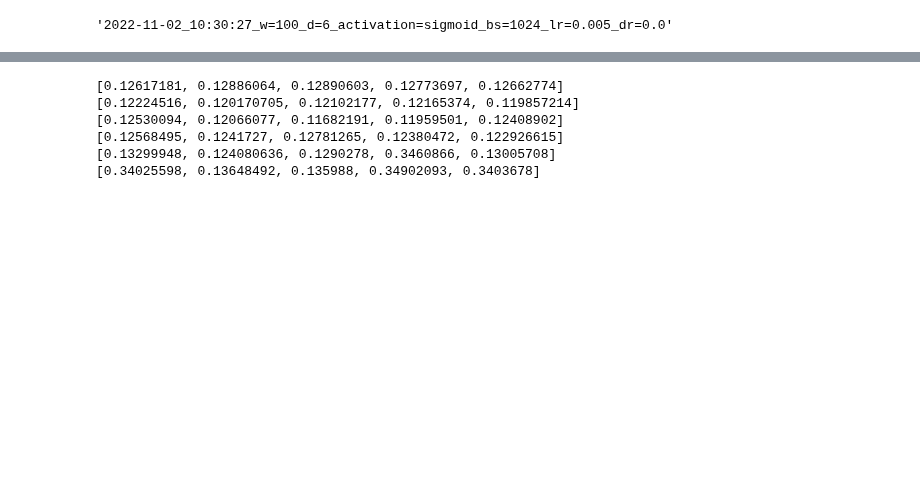
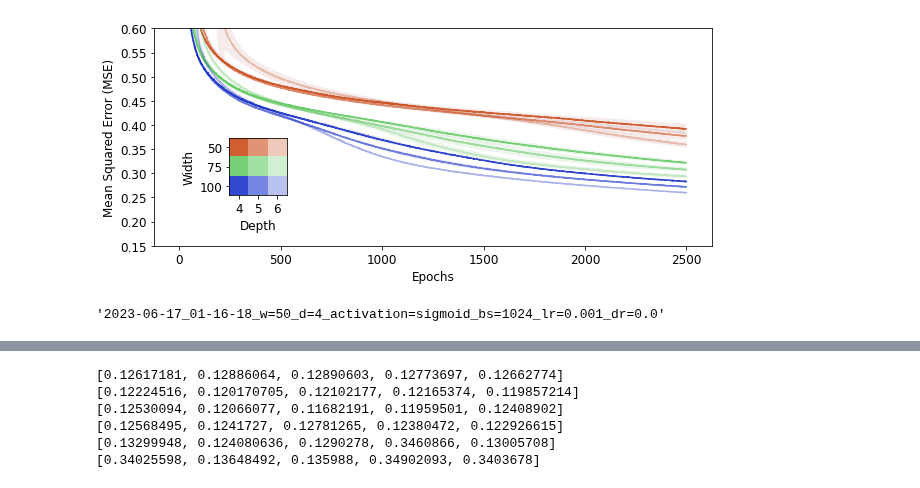
Before and after one commit to joshvillarreal/rfq-nn, a Jupyter notebook: notebooks/read_scan_results.ipynb, the cells around one changed output, grey strips where cells are left out. Drawn from its saved outputs; the diff is of its cells as text; code cells hidden in the pictures; blank space fills up the shorter version.

```diff
--- a/notebooks/read_scan_results.ipynb
+++ b/notebooks/read_scan_results.ipynb
@@ -3,9 +3,19 @@ import json
 import numpy as np
 import matplotlib.pyplot as plt
 import pandas as pd
-# %%
-with open('../results/2023-02-02_17-33-28_results.json') as f:
-    data = json.load(f)
+# %%
+# without transmission cut
+data = []
+with open('../results/2023-06-17_05-13-31_results.json') as f:
+    data.extend(json.load(f))
+with open('../results/2023-06-17_05-52-33_results.json') as f:
+    data.extend(json.load(f))
+with open('../results/2023-06-17_10-22-31_results.json') as f:
+    data.extend(json.load(f))
+
+# with transmission cut
+# with open('../results/2023-06-16_22-09-00_results.json') as f:
+#    data = json.load(f)
 # %%
 for d in data:
     results = d['results']
@@ -139 +140,61 @@ plt.show()
+# %%
+# plotting training histories
+def get_training_losses(results):
+    output = {}
+    for result in results:
+        depth = result['configs']['depth']; width = result['configs']['width']
+        losses = result['results']['total']['training_losses']
+        output[f'{depth}_{width}'] = losses
+    return output
+
+def get_color(depth, width, depths=[4, 5, 6], widths=[50, 75, 100], alpha_adjust=.3, err=False):
+    orange = (0.8, 0.3, 0.1)
+    green = (0.4, 0.8, 0.4)
+    blue = (0.1, 0.2, 0.8)
+
+    colors = [orange, green, blue]
+
+    if depth not in depths or width not in widths:
+        raise(NotImplementedError)
+    else:
+        didx = depths.index(depth); widx = widths.index(width)
+        color = colors[widx]
+        alpha = (0.9 - alpha_adjust*didx)*(0.1 if err else 1.)
+    return (*color, alpha)
+
+depths = [4, 5, 6]; widths = [50, 75, 100];
+
+fig, ax = plt.subplots(1, 1, figsize=(10,4))
+
+all_training_losses = get_training_losses(data)
+epochs = np.arange(1, 2501)
+
+for depth in depths:
+    for width in widths:
+        training_losses = all_training_losses[f'{depth}_{width}']
+        ax.plot(np.mean(training_losses, axis=0), color=get_color(depth, width))
+        ax.errorbar(
+            epochs, np.mean(training_losses, axis=0),
+            yerr=np.std(training_losses, axis=0), color=get_color(depth, width, err=True), alpha=0.01)
+
+ax.set_ylim([0.15, 0.6])
+ax.set_xlabel('Epochs')
+ax.set_ylabel('Mean Squared Error (MSE)')
+
+l, b, h, w = .17, .3, .2, .2
+ax2 = fig.add_axes([l, b, w, h])
+ax2.imshow(
+    np.array([[get_color(depth, width) for depth in depths] for width in widths])
+)
+ax2.set_xlabel('Depth')
+ax2.set_ylabel('Width')
+ax2.set_xticks([0., 1., 2.])
+ax2.set_yticks([0., 1., 2.])
+ax2.set_xticklabels(depths)
+ax2.set_yticklabels(widths)
+
+plt.savefig("../img/notransmissioncut_traininglosses.png", dpi=500)
+plt.show()
+# %% [output]
+[figure, added]
 # %%
@@ -148,7 +209,7 @@ paper_mapes = {
 # %%
 data[0]['model_id']
 # %% [output]
-'2022-11-02_10:30:27_w=100_d=6_activation=sigmoid_bs=1024_lr=0.005_dr=0.0'
+'2023-06-17_01-16-18_w=50_d=4_activation=sigmoid_bs=1024_lr=0.001_dr=0.0'
 # %%
 # mapes
 fig, axs = plt.subplots(2, 3, figsize=(12, 8))
```
Also changed, not shown: parts of 12 cells of this notebook, 4 other files.
